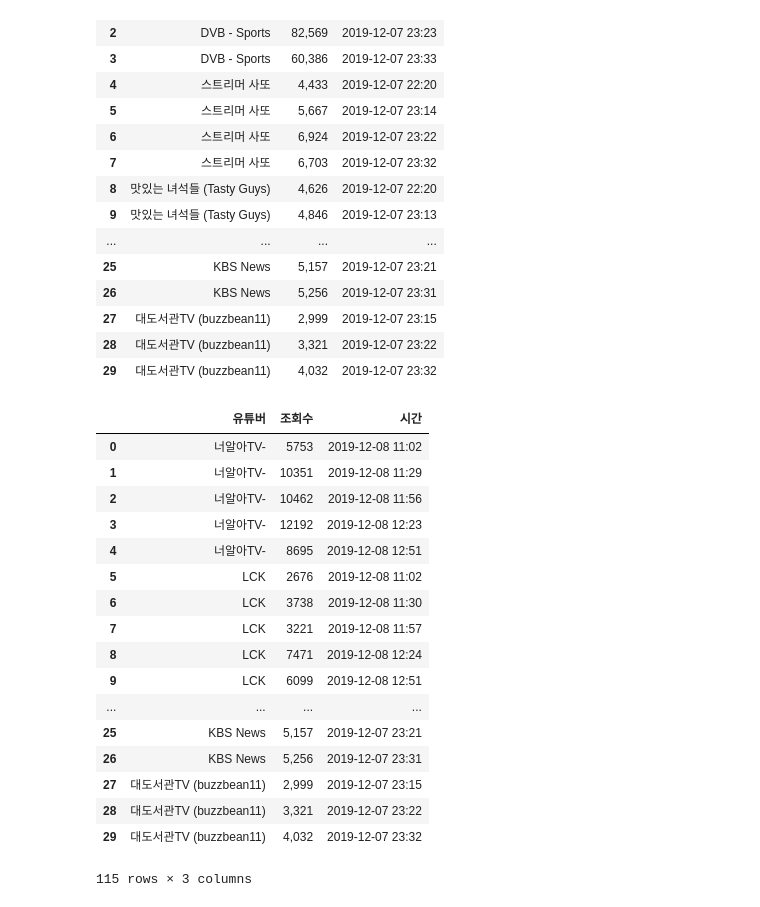
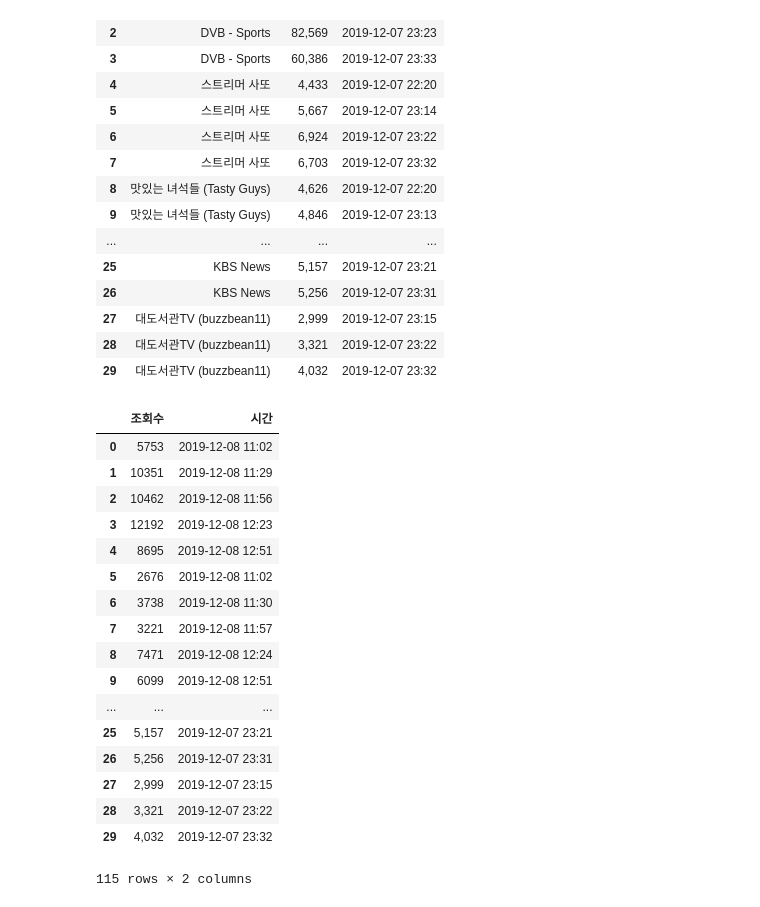
Before and after one commit to gmlwn5470/cloud_crawling_pj, a Jupyter notebook: django/firstproject/mysite/crawlingsite/templates/crawlingsite/youtube.ipynb, the cells around one changed output. Cells and saved outputs as stored; diff of their text form; code cells hidden in the pictures.

```diff
--- a/django/firstproject/mysite/crawlingsite/templates/crawlingsite/youtube.ipynb
+++ b/django/firstproject/mysite/crawlingsite/templates/crawlingsite/youtube.ipynb
@@ -79,23 +79,25 @@ yc3
 | 29 | 대도서관TV (buzzbean11) | 4,032 | 2019-12-07 23:32 |
 # %%
 yc123=pd.concat([yc1,yc2,yc3])
-yc123
-# %% [output]
-|  | 유튜버 | 조회수 | 시간 |
-| 0 | 너알아TV- | 5753 | 2019-12-08 11:02 |
-| 1 | 너알아TV- | 10351 | 2019-12-08 11:29 |
-| 2 | 너알아TV- | 10462 | 2019-12-08 11:56 |
-| 3 | 너알아TV- | 12192 | 2019-12-08 12:23 |
-| 4 | 너알아TV- | 8695 | 2019-12-08 12:51 |
-| 5 | LCK | 2676 | 2019-12-08 11:02 |
-| 6 | LCK | 3738 | 2019-12-08 11:30 |
-| 7 | LCK | 3221 | 2019-12-08 11:57 |
-| 8 | LCK | 7471 | 2019-12-08 12:24 |
-| 9 | LCK | 6099 | 2019-12-08 12:51 |
-| ... | ... | ... | ... |
-| 25 | KBS News | 5,157 | 2019-12-07 23:21 |
-| 26 | KBS News | 5,256 | 2019-12-07 23:31 |
-| 27 | 대도서관TV (buzzbean11) | 2,999 | 2019-12-07 23:15 |
-| 28 | 대도서관TV (buzzbean11) | 3,321 | 2019-12-07 23:22 |
-| 29 | 대도서관TV (buzzbean11) | 4,032 | 2019-12-07 23:32 |
-115 rows × 3 columns
+# %%
+del yc123["유튜버"]
+yc123
+# %% [output]
+|  | 조회수 | 시간 |
+| 0 | 5753 | 2019-12-08 11:02 |
+| 1 | 10351 | 2019-12-08 11:29 |
+| 2 | 10462 | 2019-12-08 11:56 |
+| 3 | 12192 | 2019-12-08 12:23 |
+| 4 | 8695 | 2019-12-08 12:51 |
+| 5 | 2676 | 2019-12-08 11:02 |
+| 6 | 3738 | 2019-12-08 11:30 |
+| 7 | 3221 | 2019-12-08 11:57 |
+| 8 | 7471 | 2019-12-08 12:24 |
+| 9 | 6099 | 2019-12-08 12:51 |
+| ... | ... | ... |
+| 25 | 5,157 | 2019-12-07 23:21 |
+| 26 | 5,256 | 2019-12-07 23:31 |
+| 27 | 2,999 | 2019-12-07 23:15 |
+| 28 | 3,321 | 2019-12-07 23:22 |
+| 29 | 4,032 | 2019-12-07 23:32 |
+115 rows × 2 columns
```
Also changed, not shown: parts of 8 cells of this notebook, 2 other files.
